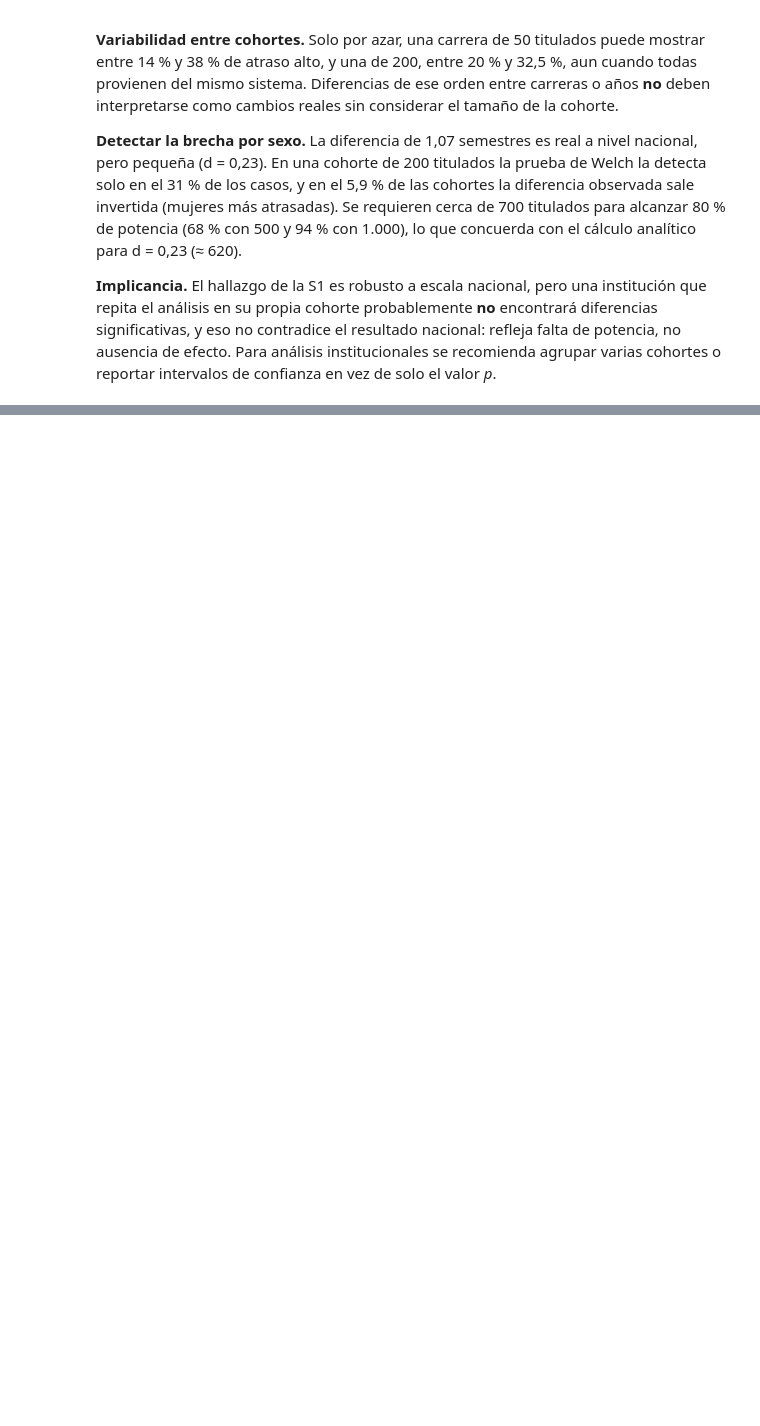
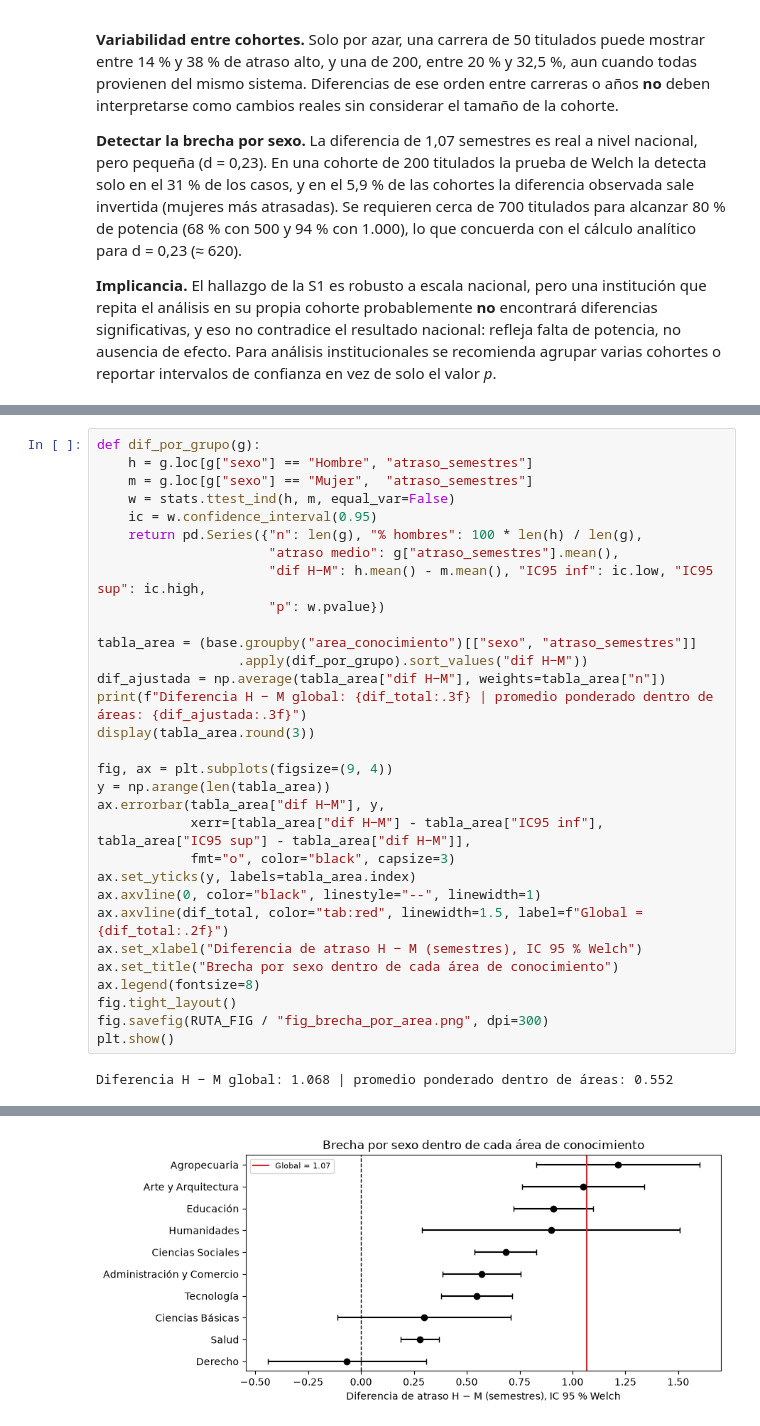
Before and after one commit to Feroroman/sumativa1-f2-mcdi501, a Jupyter notebook: S2/notebooks/Sumativa2_F3_Titulados.ipynb, the cells around one changed output, grey strips where cells are left out. Cells and saved outputs as stored; diff of their text form; blank space fills up the shorter version.

```diff
--- a/S2/notebooks/Sumativa2_F3_Titulados.ipynb
+++ b/S2/notebooks/Sumativa2_F3_Titulados.ipynb
@@ -598,0 +768,33 @@ plt.show()
+# %%
+def dif_por_grupo(g):
+    h = g.loc[g["sexo"] == "Hombre", "atraso_semestres"]
+    m = g.loc[g["sexo"] == "Mujer",  "atraso_semestres"]
+    w = stats.ttest_ind(h, m, equal_var=False)
+    ic = w.confidence_interval(0.95)
+    return pd.Series({"n": len(g), "% hombres": 100 * len(h) / len(g),
+                      "atraso medio": g["atraso_semestres"].mean(),
+                      "dif H−M": h.mean() - m.mean(), "IC95 inf": ic.low, "IC95 sup": ic.high,
+                      "p": w.pvalue})
+
+tabla_area = (base.groupby("area_conocimiento")[["sexo", "atraso_semestres"]]
+                  .apply(dif_por_grupo).sort_values("dif H−M"))
+dif_ajustada = np.average(tabla_area["dif H−M"], weights=tabla_area["n"])
+print(f"Diferencia H − M global: {dif_total:.3f} | promedio ponderado dentro de áreas: {dif_ajustada:.3f}")
+display(tabla_area.round(3))
+
+fig, ax = plt.subplots(figsize=(9, 4))
+y = np.arange(len(tabla_area))
+ax.errorbar(tabla_area["dif H−M"], y,
+            xerr=[tabla_area["dif H−M"] - tabla_area["IC95 inf"], tabla_area["IC95 sup"] - tabla_area["dif H−M"]],
+            fmt="o", color="black", capsize=3)
+ax.set_yticks(y, labels=tabla_area.index)
+ax.axvline(0, color="black", linestyle="--", linewidth=1)
+ax.axvline(dif_total, color="tab:red", linewidth=1.5, label=f"Global = {dif_total:.2f}")
+ax.set_xlabel("Diferencia de atraso H − M (semestres), IC 95 % Welch")
+ax.set_title("Brecha por sexo dentro de cada área de conocimiento")
+ax.legend(fontsize=8)
+fig.tight_layout()
+fig.savefig(RUTA_FIG / "fig_brecha_por_area.png", dpi=300)
+plt.show()
+# %% [output]
+Diferencia H − M global: 1.068 | promedio ponderado dentro de áreas: 0.552
@@ -598,0 +813 @@ plt.show()
+[figure, added]
```
Also changed, not shown: parts of 9 cells of this notebook, 2 other files.
